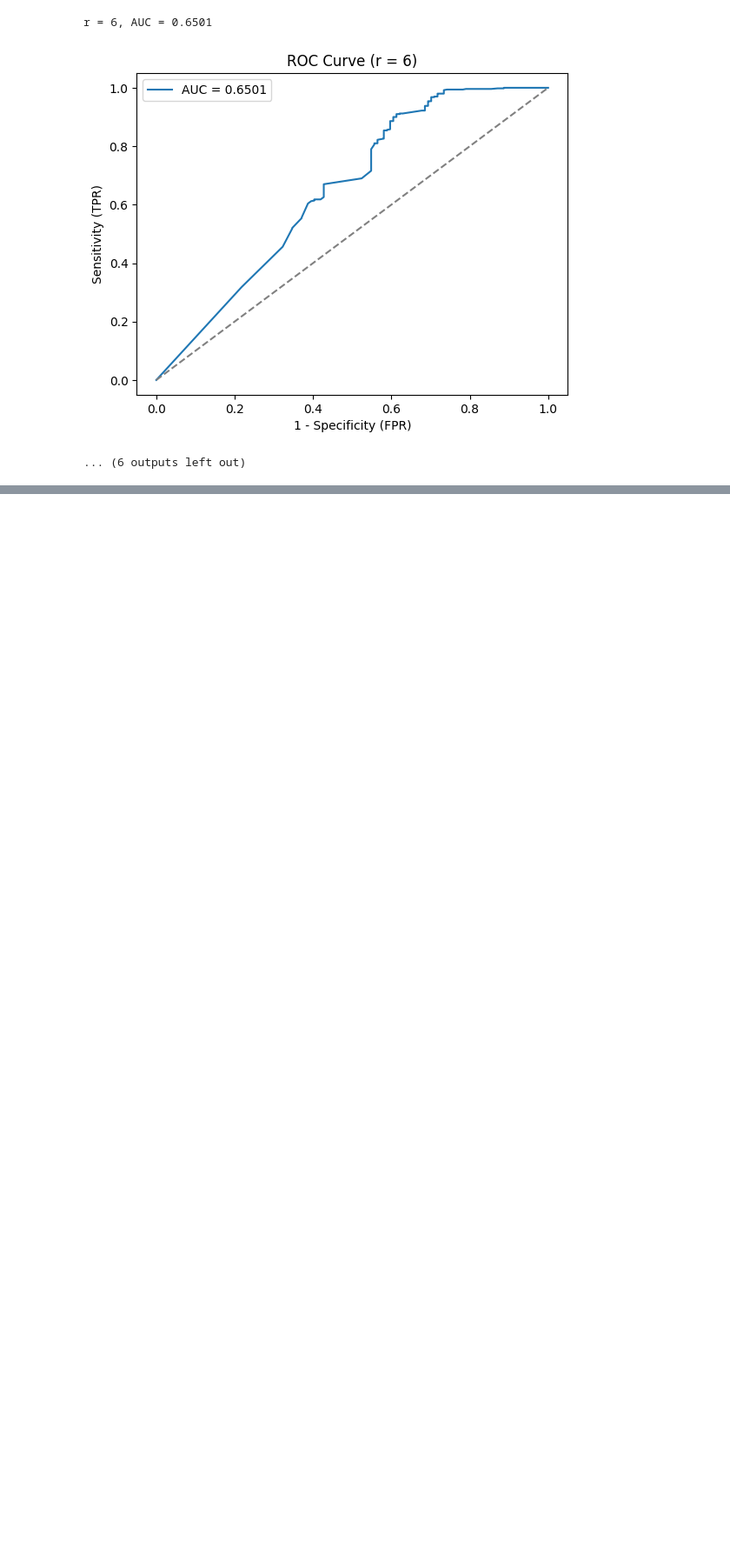
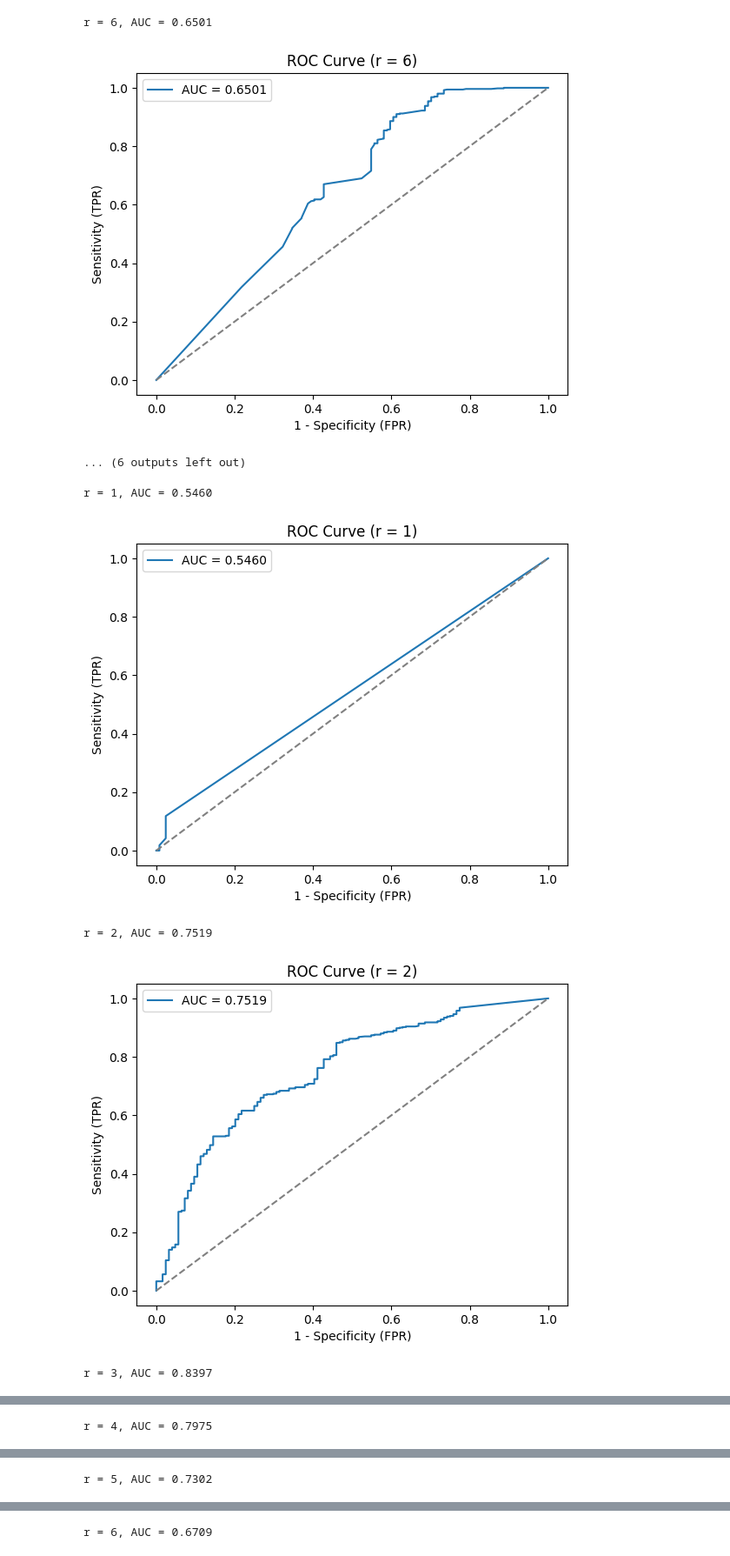
Before and after one commit to DavidMagaram/NaturalComputing, a Jupyter notebook: Assignment2/negative-selection/A2_all_language_AUC.ipynb, the cells around one changed output, grey strips where cells are left out. Shown at 87% size. Saved outputs shown, nothing was run; the diff lists cells and outputs as text; code cells hidden in the pictures; blank space fills up the shorter version.

```diff
--- a/Assignment2/negative-selection/A2_all_language_AUC.ipynb
+++ b/Assignment2/negative-selection/A2_all_language_AUC.ipynb
@@ -166,3 +166,37 @@ r = 5, AUC = 0.7014
 r = 6, AUC = 0.6501
 [figure]
 ... (6 outputs left out)
+# %%
+import numpy as np
+import matplotlib.pyplot as plt
+from sklearn.metrics import roc_curve, auc
+
+def load_scores(file_path):
+    return np.loadtxt(file_path)
+
+for r in range(1, 10):
+    english = load_scores(f"negative-selection/results/english_r{r}.txt")
+    tagalog = load_scores(f"negative-selection/results/hiligaynon_r{r}.txt")
+
+    scores = np.concatenate([english, tagalog])
+    labels = np.concatenate([np.zeros(len(english)), np.ones(len(tagalog))])
+
+    fpr, tpr, thresholds = roc_curve(labels, scores)
+    roc_auc = auc(fpr, tpr)
+
+    print(f"r = {r}, AUC = {roc_auc:.4f}")
+
+    plt.figure()
+    plt.plot(fpr, tpr, label=f"AUC = {roc_auc:.4f}")
+    plt.plot([0,1],[0,1],'--', color='gray')
+    plt.xlabel("1 - Specificity (FPR)")
+    plt.ylabel("Sensitivity (TPR)")
+    plt.title(f"ROC Curve (r = {r})")
+    plt.legend()
+    plt.show()   # <- this displays the plot and waits until you close it
+# %% [output]
+r = 1, AUC = 0.5460
+[figure, added]
+r = 2, AUC = 0.7519
+[figure, added]
+r = 3, AUC = 0.8397
@@ -168,0 +204 @@ r = 6, AUC = 0.6501
+r = 4, AUC = 0.7975
@@ -168,0 +206 @@ r = 6, AUC = 0.6501
+r = 5, AUC = 0.7302
@@ -168,0 +208 @@ r = 6, AUC = 0.6501
+r = 6, AUC = 0.6709
```
Also changed, not shown: parts of 1 cell of this notebook.
